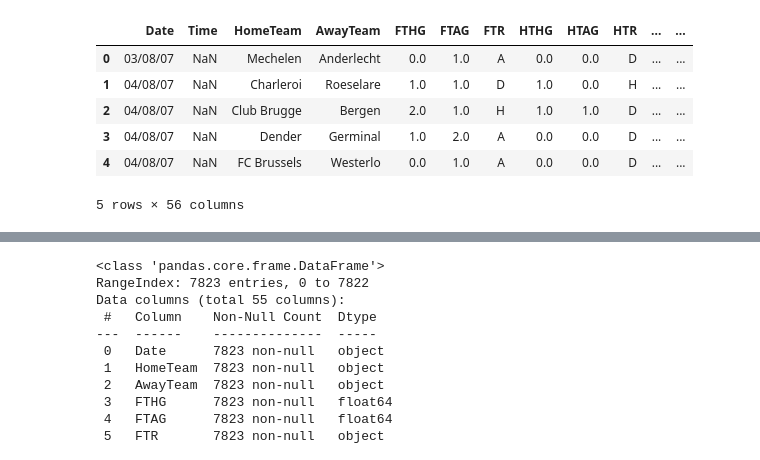
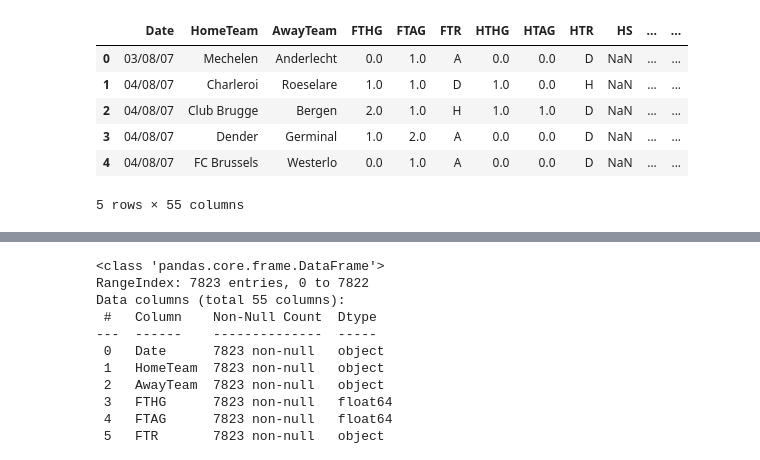
Before and after one commit to mstfgul/BetPredictionProject, a Jupyter notebook: visualizations/data_analysis_model_training_2.ipynb, the cells around one changed output, grey strips where cells are left out. Drawn from its saved outputs; the diff is of its cells as text; code cells hidden in the pictures.

```diff
--- a/visualizations/data_analysis_model_training_2.ipynb
+++ b/visualizations/data_analysis_model_training_2.ipynb
@@ -19,13 +19,13 @@ from xgboost import XGBClassifier
 # %%
 # Create the dataframe
 
-df = pd.read_csv('../Preprocessing/masterupdate.csv')
+df = pd.read_csv('../Preprocessing/masterupdateafter2000.csv')
 df.head()
 # %% [output]
-|  | Date | Time | HomeTeam | AwayTeam | FTHG | FTAG | FTR | HTHG | HTAG | HTR | ... | ... |
-| 0 | 03/08/07 | NaN | Mechelen | Anderlecht | 0.0 | 1.0 | A | 0.0 | 0.0 | D | ... | ... |
-| 1 | 04/08/07 | NaN | Charleroi | Roeselare | 1.0 | 1.0 | D | 1.0 | 0.0 | H | ... | ... |
-| 2 | 04/08/07 | NaN | Club Brugge | Bergen | 2.0 | 1.0 | H | 1.0 | 1.0 | D | ... | ... |
-| 3 | 04/08/07 | NaN | Dender | Germinal | 1.0 | 2.0 | A | 0.0 | 0.0 | D | ... | ... |
-| 4 | 04/08/07 | NaN | FC Brussels | Westerlo | 0.0 | 1.0 | A | 0.0 | 0.0 | D | ... | ... |
+|  | Date | HomeTeam | AwayTeam | FTHG | FTAG | FTR | HTHG | HTAG | HTR | HS | ... | ... |
+| 0 | 03/08/07 | Mechelen | Anderlecht | 0.0 | 1.0 | A | 0.0 | 0.0 | D | NaN | ... | ... |
+| 1 | 04/08/07 | Charleroi | Roeselare | 1.0 | 1.0 | D | 1.0 | 0.0 | H | NaN | ... | ... |
+| 2 | 04/08/07 | Club Brugge | Bergen | 2.0 | 1.0 | H | 1.0 | 1.0 | D | NaN | ... | ... |
+| 3 | 04/08/07 | Dender | Germinal | 1.0 | 2.0 | A | 0.0 | 0.0 | D | NaN | ... | ... |
+| 4 | 04/08/07 | FC Brussels | Westerlo | 0.0 | 1.0 | A | 0.0 | 0.0 | D | NaN | ... | ... |
-5 rows × 56 columns
+5 rows × 55 columns
```
Also changed, not shown: parts of 1 cell of this notebook, 2 other files.
